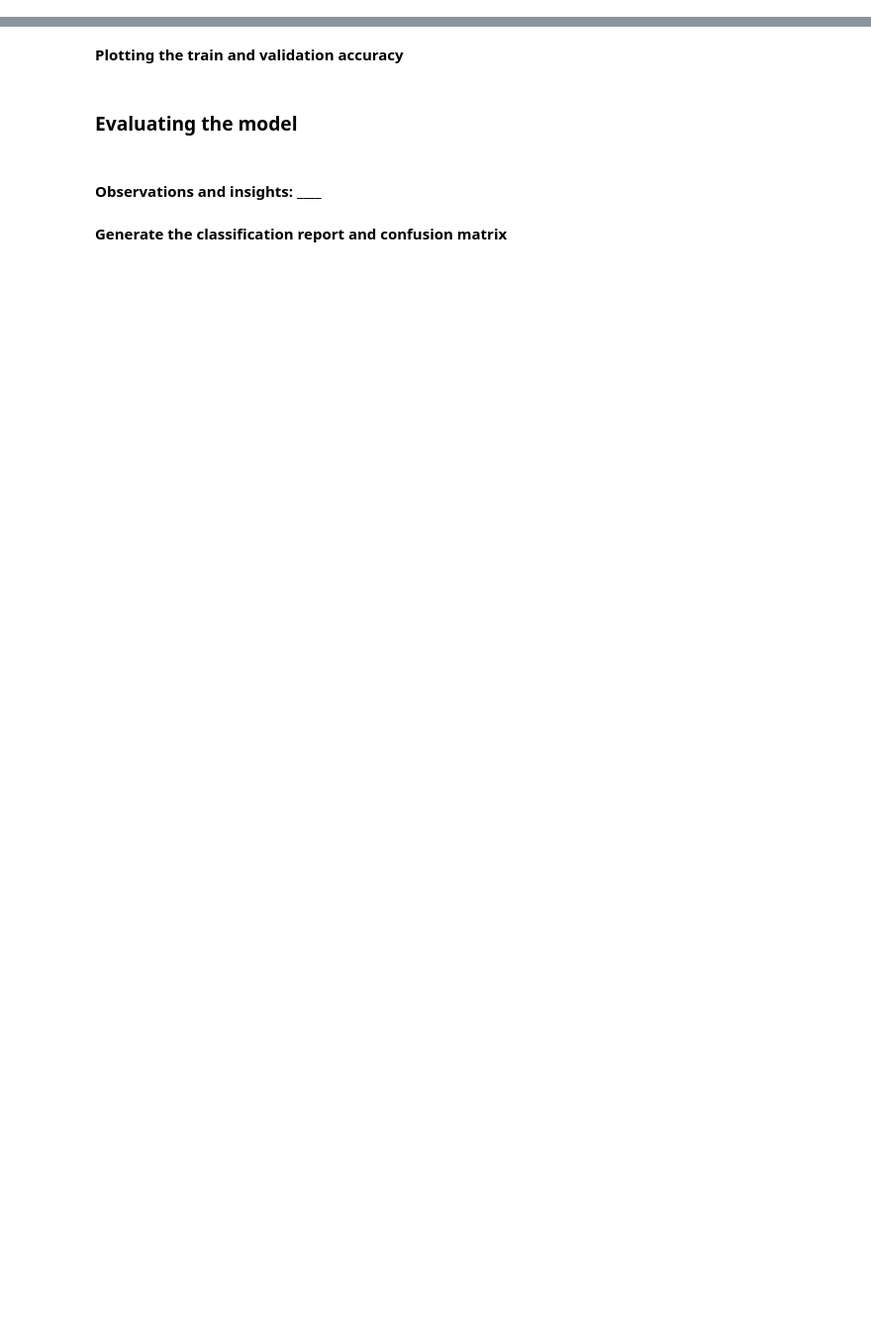
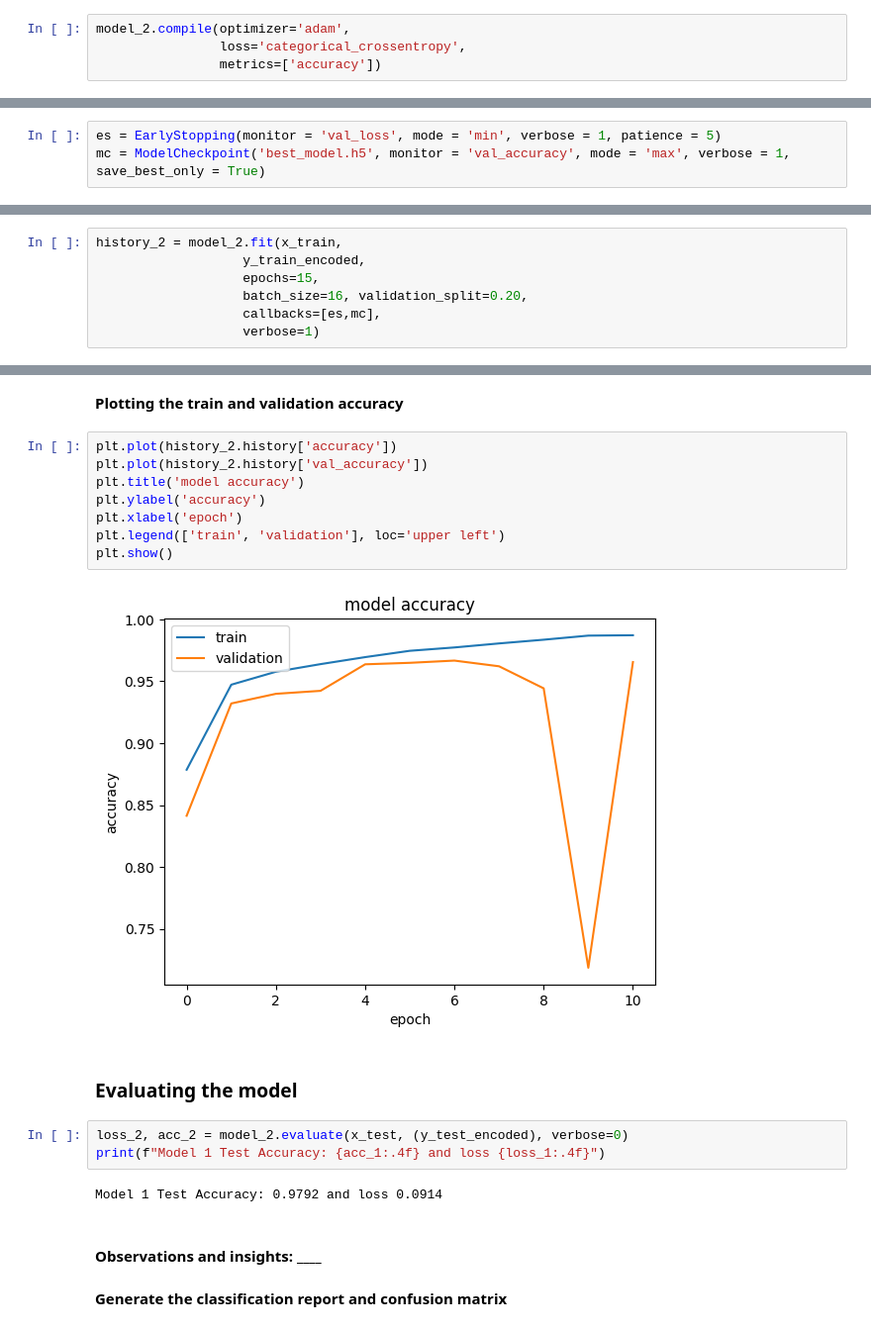
Before and after one commit to OwenGeeAndre/DataScience_MachineLearning, a Jupyter notebook: Malaria_Detection_Deep_Learning.ipynb, the cells around one changed output, grey strips where cells are left out. Shown at 99% size. Cells and saved outputs as stored; diff of their text form; blank space fills up the shorter version.

```diff
--- a/Malaria_Detection_Deep_Learning.ipynb
+++ b/Malaria_Detection_Deep_Learning.ipynb
@@ -588,6 +791,20 @@ Let us try to build a model using BatchNormalization and using LeakyRelu as our
 # %% [markdown]
 ### <b>Compiling the model
+# %%
+model_2.compile(optimizer='adam',
+                loss='categorical_crossentropy',
+                metrics=['accuracy'])
 # %% [markdown]
 <b> Using callbacks
+# %%
+es = EarlyStopping(monitor = 'val_loss', mode = 'min', verbose = 1, patience = 5)
+mc = ModelCheckpoint('best_model.h5', monitor = 'val_accuracy', mode = 'max', verbose = 1, save_best_only = True)
 # %% [markdown]
 <b>Fit and train the model
+# %%
+history_2 = model_2.fit(x_train,
+                   y_train_encoded,
+                   epochs=15,
+                   batch_size=16, validation_split=0.20,
+                   callbacks=[es,mc],
+                   verbose=1)
@@ -594,7 +842,22 @@ Let us try to build a model using BatchNormalization and using LeakyRelu as our
 # %% [markdown]
 <b>Plotting the train and validation accuracy
+# %%
+plt.plot(history_2.history['accuracy'])
+plt.plot(history_2.history['val_accuracy'])
+plt.title('model accuracy')
+plt.ylabel('accuracy')
+plt.xlabel('epoch')
+plt.legend(['train', 'validation'], loc='upper left')
+plt.show()
+# %% [output]
+[figure, added]
 # %% [markdown]
 ### <b>Evaluating the model
+# %%
+loss_2, acc_2 = model_2.evaluate(x_test, (y_test_encoded), verbose=0)
+print(f"Model 1 Test Accuracy: {acc_1:.4f} and loss {loss_1:.4f}")
+# %% [output]
+Model 1 Test Accuracy: 0.9792 and loss 0.0914
 # %% [markdown]
 #### <b>Observations and insights: ____
 # %% [markdown]
```
Also changed, not shown: parts of 27 cells of this notebook.
